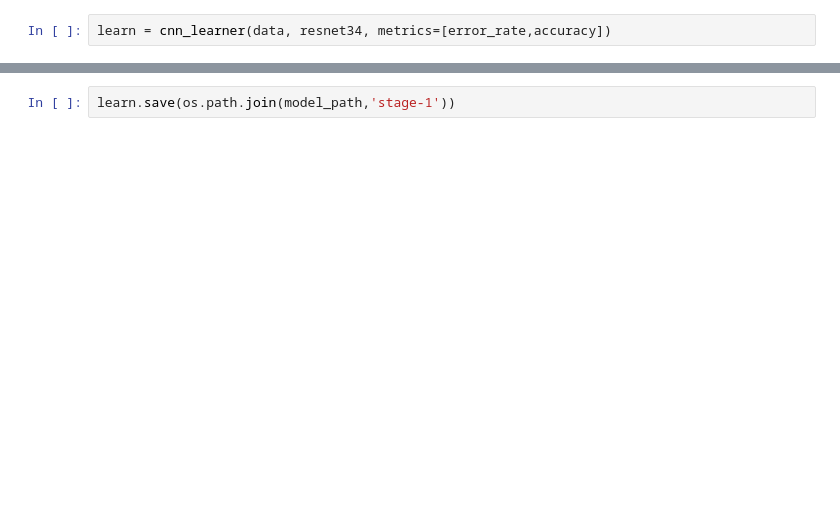
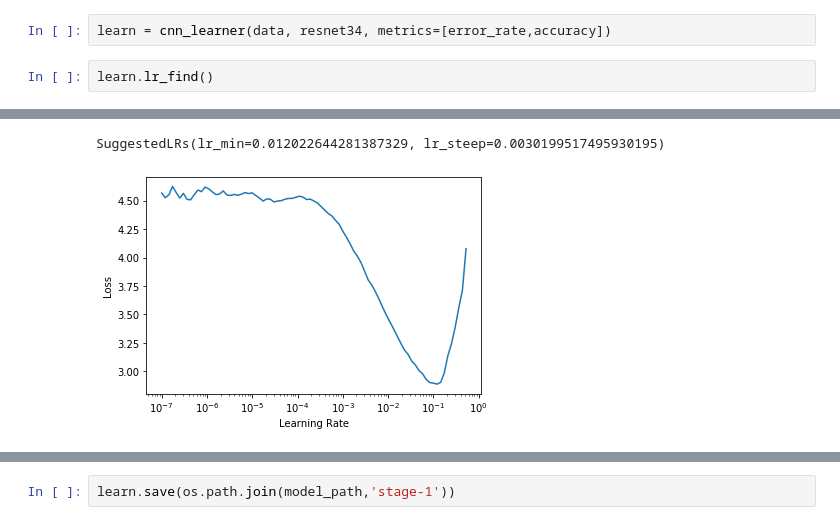
Before and after one commit to cvillad/classification_model, a Jupyter notebook: src/model.ipynb, the cells around one changed output, grey strips where cells are left out. Saved outputs shown, nothing was run; the diff lists cells and outputs as text; blank space fills up the shorter version.

```diff
--- a/src/model.ipynb
+++ b/src/model.ipynb
@@ -54,2 +57,5 @@ data.show_batch()
 # %%
 learn = cnn_learner(data, resnet34, metrics=[error_rate,accuracy])
+# %%
+learn.lr_find()
+# %% [output]
@@ -56 +63,3 @@ learn = cnn_learner(data, resnet34, metrics=[error_rate,accuracy])
+SuggestedLRs(lr_min=0.012022644281387329, lr_steep=0.0030199517495930195)
+[figure, added]
 # %%
```
Also changed, not shown: parts of 25 cells of this notebook, 2 other files.
